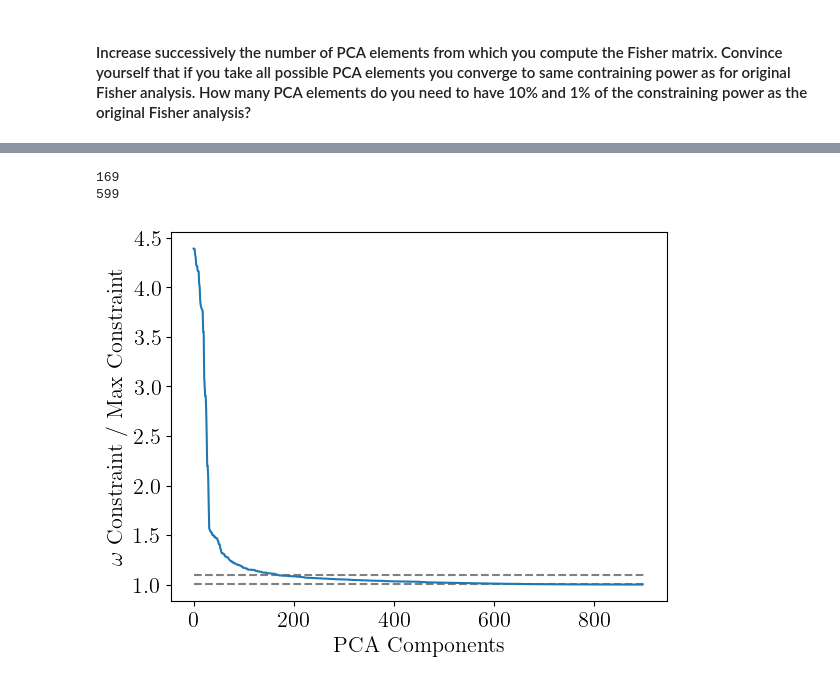
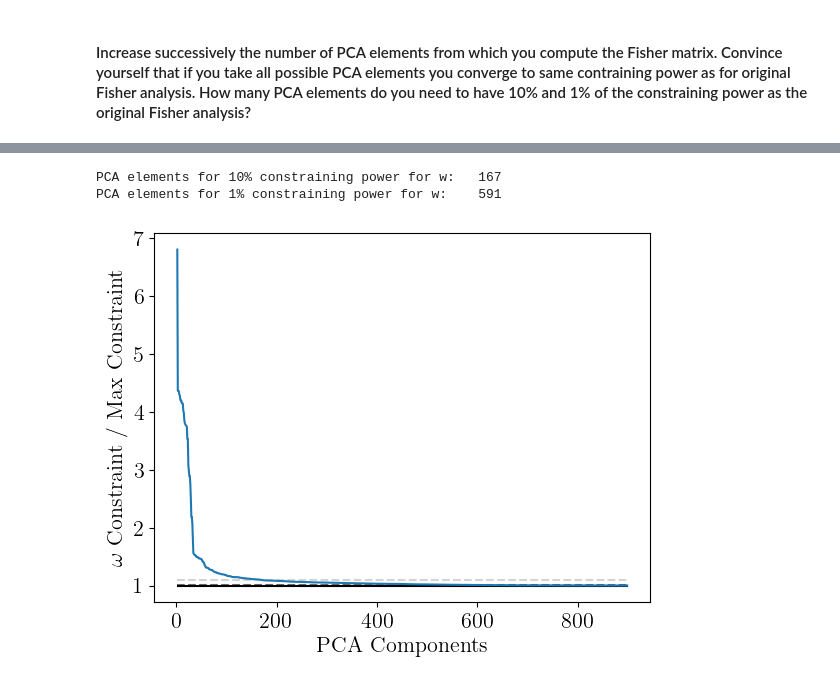
Before and after one commit to Rashaad-Reid/UWAstroStats, a Jupyter notebook: projects/2ptstat-analysis/assignments/assignment2.ipynb, the cells around one changed output, grey strips where cells are left out. Drawn from its saved outputs; the diff is of its cells as text; code cells hidden in the pictures.

```diff
--- a/projects/2ptstat-analysis/assignments/assignment2.ipynb
+++ b/projects/2ptstat-analysis/assignments/assignment2.ipynb
@@ -266,0 +387,12 @@ plt.show()
+# %%
+# Do the same analysis with more PCA eigenvalues
+N_pca = 900 # decide how many PCA eigenvalues to use
+pca = PCA(n_components=N_pca,svd_solver='full') # initialize a PCA class
+models_pca = pca.fit_transform(models-mean) # perform the PCA fitting
+rotation_matrix = pca.components_.T # create a rotation matrix from the PCA fit
+cov_pca = rotation_matrix.T @ cov @ rotation_matrix # rotate covariance matrix
+
+# Plot the correlation matrix from the PCA covariance
+plt.imshow(cov_pca/np.outer(np.sqrt(np.diag(cov_pca)),np.sqrt(np.diag(cov_pca))),vmin=-1,cmap='Spectral')
+plt.colorbar()
+plt.show()
@@ -299,13 +446,18 @@ np.savetxt('data_4_assignment2/parameter_constraints_new.dat',paramter_constrain
 # %%
-paramter_constraints = np.loadtxt('data_4_assignment2/parameter_constraints.dat')
+#paramter_constraints = np.loadtxt('data_4_assignment2/parameter_constraints_old.dat') # load the parameter constraints from a file
 
-print(np.where(paramter_constraints[:,0]/max_constraints[0] < 1.1)[0][0])
-print(np.where(paramter_constraints[:,0]/max_constraints[0] < 1.01)[0][0])
+# Print the number of PCA elements needed to get 10% and 1% of the maximum constraining power on Omega_m
+print('PCA elements for 10% constraining power for Omega_m:\t',np.where(paramter_constraints[:,0]/max_constraints[0] < 1.1)[0][0])
+print('PCA elements for 1% constraining power for Omega_m:\t',np.where(paramter_constraints[:,0]/max_constraints[0] < 1.01)[0][0])
 
-plt.hlines(1.1,1,900,'grey','--')
-plt.hlines(1.01,1,900,'grey','--')
-plt.plot(paramter_constraints[2:,0]/max_constraints[0])
+# Plot the constraints on Omega_m as a function of number of PCA components
+plt.figure()
+plt.hlines(1.1,1,900,'lightgrey','--',label='10\% Constraint') # 10% constraint line
+plt.hlines(1.01,1,900,'dimgrey','--',label='1\% Constraint') # 1% constraint line
+plt.hlines(1.,1,900,'black','-',label='Maximum Constraint') # maximum constraint line
+plt.plot(np.arange(2,900),paramter_constraints[1:,0]/max_constraints[0],'tab:blue') # constraint vs PCA
 plt.xlabel('PCA Components')
 plt.ylabel('$\Omega_m$ Constraint / Max Constraint')
+plt.legend()
 plt.show()
 # %% [output]
@@ -315,14 +471,18 @@ plt.show()
 # %%
-print(np.where(paramter_constraints[:,1]/max_constraints[1] < 1.1)[0][0])
-print(np.where(paramter_constraints[:,1]/max_constraints[1] < 1.01)[0][0])
+# Print the number of PCA elements needed to get 10% and 1% of the maximum constraining power on w
+print('PCA elements for 10% constraining power for w:\t',np.where(paramter_constraints[:,1]/max_constraints[1] < 1.1)[0][0])
+print('PCA elements for 1% constraining power for w:\t',np.where(paramter_constraints[:,1]/max_constraints[1] < 1.01)[0][0])
 
-plt.hlines(1.1,1,900,'grey','--')
-plt.hlines(1.01,1,900,'grey','--')
-plt.plot(paramter_constraints[2:,1]/max_constraints[1])
+# Plot the constraints on Omega_m as a function of number of PCA components
+plt.figure()
+plt.hlines(1.1,1,900,'lightgrey','--',label='10\% Constraint') # 10% constraint line
+plt.hlines(1.01,1,900,'dimgrey','--',label='1\% Constraint') # 1% constraint line
+plt.hlines(1.,1,900,'black','-',label='Maximum Constraint') # maximum constraint line
+plt.plot(np.arange(2,900),paramter_constraints[1:,1]/max_constraints[1]) # constraint vs PCA
 plt.xlabel('PCA Components')
 plt.ylabel('$\omega$ Constraint / Max Constraint')
 plt.show()
 # %% [output]
-169
-599
+PCA elements for 10% constraining power for w:   167
+PCA elements for 1% constraining power for w:    591
-[figure, old version]
+[figure, new version]
```
Also changed, not shown: parts of 35 cells of this notebook, 7 other files.
